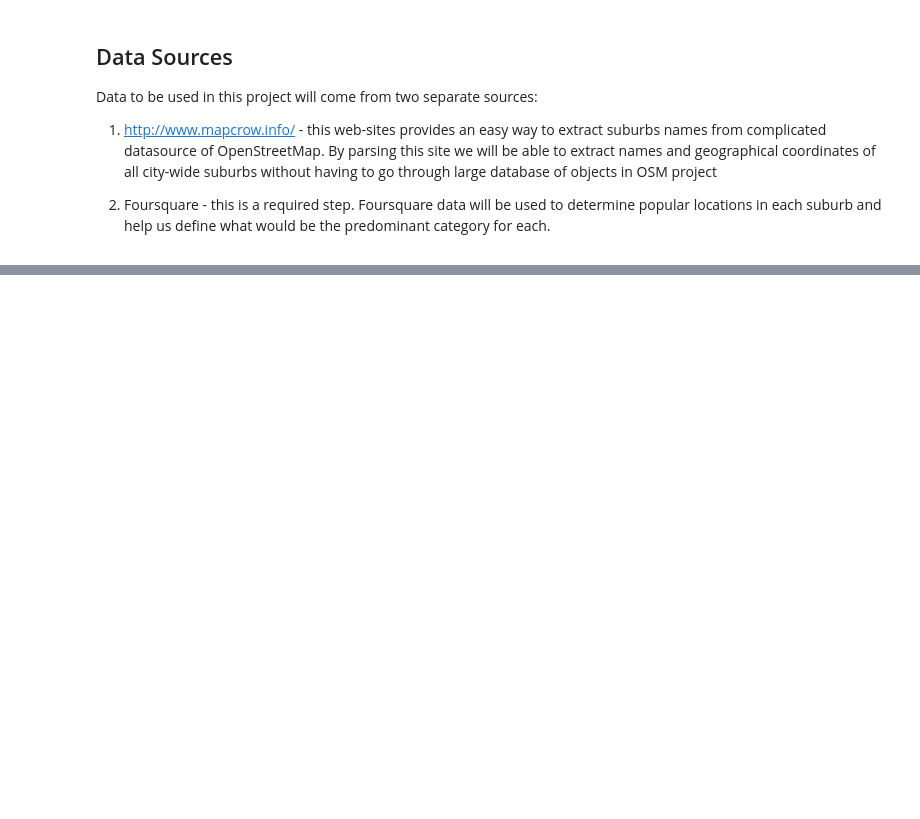
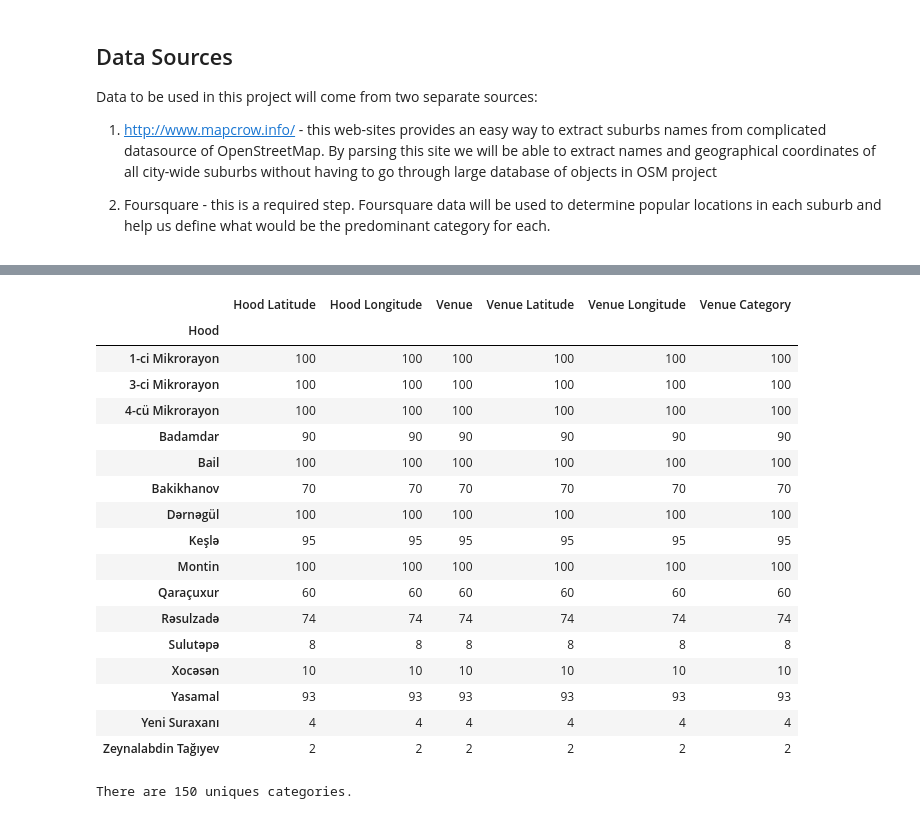
Before and after one commit to zlobendog/Coursera_Capstone, a Jupyter notebook: Battle of Neighborhoods.ipynb, the cells around one changed output, grey strips where cells are left out. Drawn from its saved outputs; the diff is of its cells as text; code cells hidden in the pictures; blank space fills up the shorter version.

```diff
--- a/Battle of Neighborhoods.ipynb
+++ b/Battle of Neighborhoods.ipynb
@@ -20,0 +62,6 @@ import folium
+# %%
+#We extract the data we require from the button class
+button = [m.replace("maparea(",'') for m in button]
+button = [m.replace("); return false;",'') for m in button]
+#button = [m.replace("\"",'') for m in button]
+button
@@ -20,0 +123,21 @@ import folium
+# %%
+# create map of Baku using latitude and longitude values
+baku = folium.Map(location=[latitude, longitude], zoom_start=12)
+
+#add markers to map
+#each marker represents neighborhood of Baku
+
+for lat, lng, hood in zip(df['lat'], df['lon'], df['hood']):
+    label = '{}'.format(hood)
+    label = folium.Popup(label, parse_html=True)
+    folium.CircleMarker(
+        [lat, lng],
+        radius=10,
+        popup=label,
+        color='blue',
+        fill=True,
+        fill_color='#3186cc',
+        fill_opacity=0.7,
+        parse_html=False).add_to(baku)
+
+baku
@@ -20,0 +246,25 @@ import folium
+# %%
+baku_venues.groupby('Hood').count()
+# %% [output]
+|  | Hood Latitude | Hood Longitude | Venue | Venue Latitude | Venue Longitude | Venue Category |
+| Hood |  |  |  |  |  |  |
+| 1-ci Mikrorayon | 100 | 100 | 100 | 100 | 100 | 100 |
+| 3-ci Mikrorayon | 100 | 100 | 100 | 100 | 100 | 100 |
+| 4-cü Mikrorayon | 100 | 100 | 100 | 100 | 100 | 100 |
+| Badamdar | 90 | 90 | 90 | 90 | 90 | 90 |
+| Bail | 100 | 100 | 100 | 100 | 100 | 100 |
+| Bakikhanov | 70 | 70 | 70 | 70 | 70 | 70 |
+| Dərnəgül | 100 | 100 | 100 | 100 | 100 | 100 |
+| Keşlə | 95 | 95 | 95 | 95 | 95 | 95 |
+| Montin | 100 | 100 | 100 | 100 | 100 | 100 |
+| Qaraçuxur | 60 | 60 | 60 | 60 | 60 | 60 |
+| Rəsulzadə | 74 | 74 | 74 | 74 | 74 | 74 |
+| Sulutəpə | 8 | 8 | 8 | 8 | 8 | 8 |
+| Xocəsən | 10 | 10 | 10 | 10 | 10 | 10 |
+| Yasamal | 93 | 93 | 93 | 93 | 93 | 93 |
+| Yeni Suraxanı | 4 | 4 | 4 | 4 | 4 | 4 |
+| Zeynalabdin Tağıyev | 2 | 2 | 2 | 2 | 2 | 2 |
+# %%
+print('There are {} uniques categories.'.format(len(baku_venues['Venue Category'].unique())))
+# %% [output]
+There are 150 uniques categories.
```
Also changed, not shown: parts of 18 cells of this notebook.
